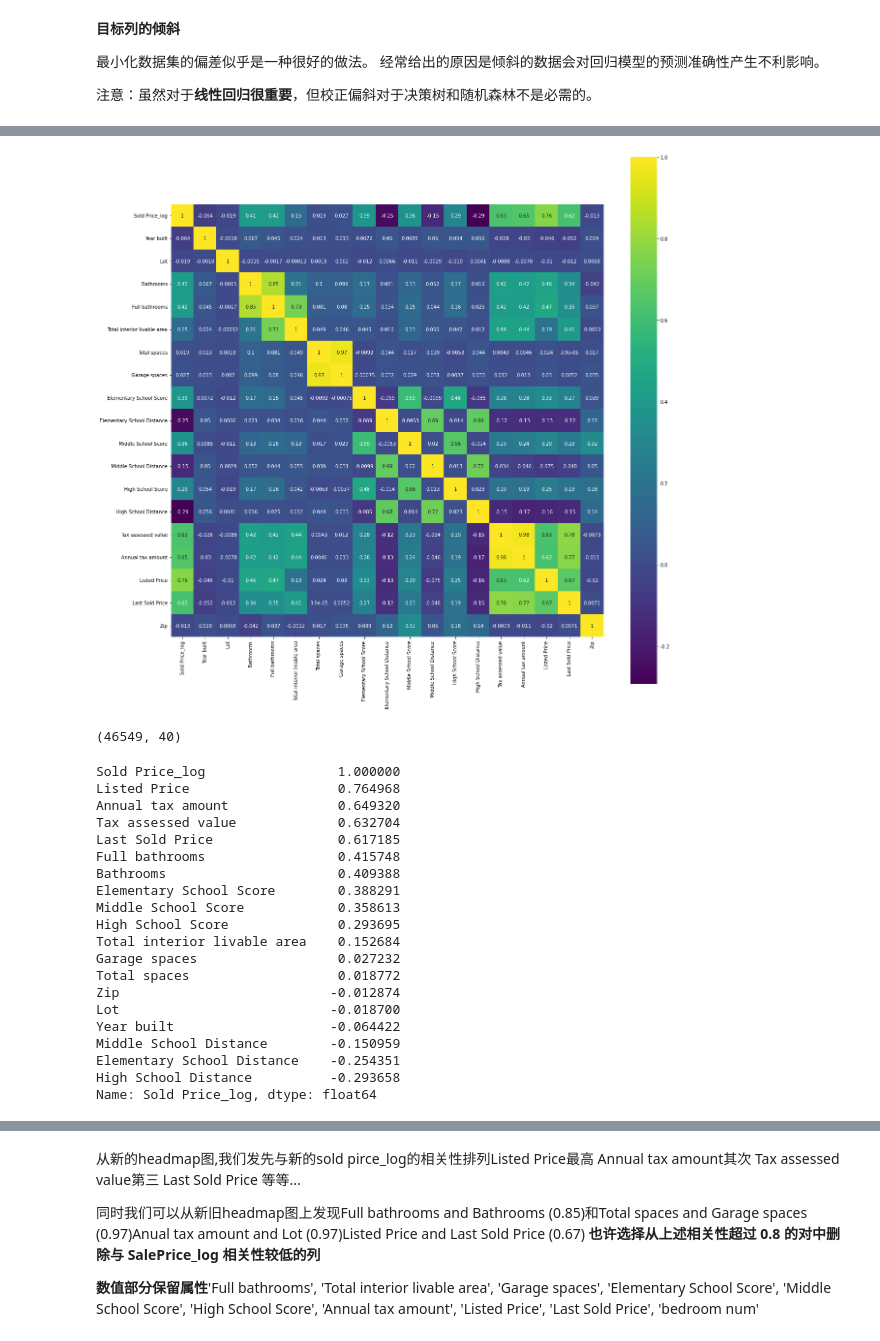
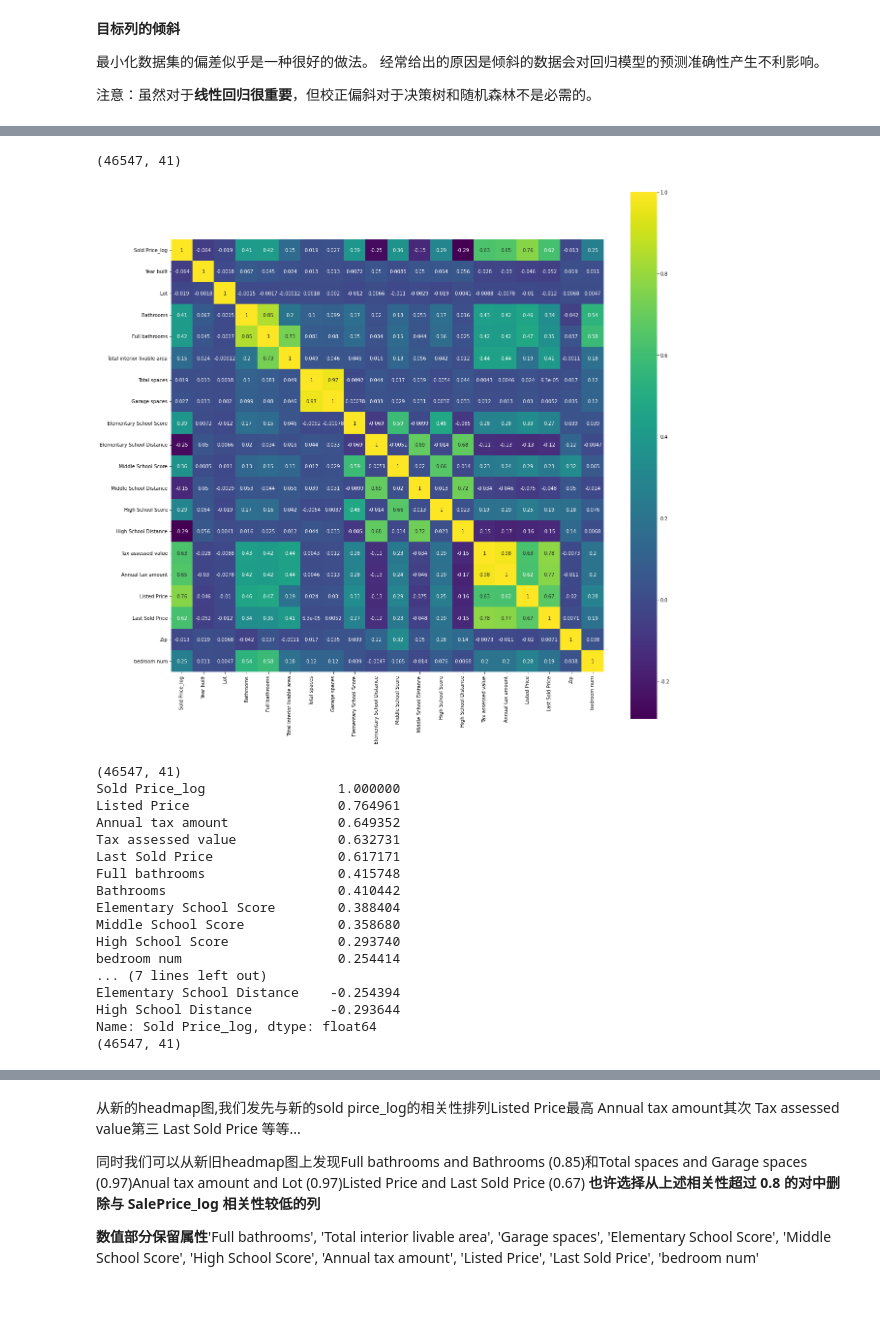
Before and after one commit to 2714830587-xh/CLRS-GG, a Jupyter notebook: Dive_to.ipynb, the cells around one changed output, grey strips where cells are left out. Drawn from its saved outputs; the diff is of its cells as text; code cells hidden in the pictures; blank space fills up the shorter version.

```diff
--- a/Dive_to.ipynb
+++ b/Dive_to.ipynb
@@ -2816,3 +2801,41 @@ delete Year built 异常值 (46549, 40)
 delete Year built 异常值 (46549, 40)
 delete Year built 异常值 (46549, 40)
 (46549, 40)
+# %%
+print(train_copy.shape)
+# 提取bedrooms 除去字符串之外的bedrooms分布
+# 发现 卧室个数 均值为3
+train_copy['bedroom num']=train_copy['Bedrooms'].fillna(24)
+train_copy['bedroom num']=train_copy['bedroom num'].replace('[a-zA-z]',24,regex=True)
+train_copy['bedroom num']=pd.Series(train_copy['bedroom num'],dtype=np.int)
+train_bed_df=train_copy[train_copy['bedroom num']!=24]
+print(train_bed_df['bedroom num'].describe())
+plt.figure(figsize = (20,5))
+sns.boxplot(x = train_bed_df['bedroom num'])
+plt.show()
+
+print(len(train_copy.columns))
+# 这个图有用吗?
+plt.figure(figsize=(12,6))
+sns.scatterplot(data=train_bed_df, x='bedroom num', y='Sold Price')
+plt.show()
+
+# 删除异常值
+print("before delete Year built 异常值",train_copy.shape)
+train_copy=train_copy.drop(train_copy['bedroom num']
+                           [train_copy['bedroom num']>35].index)
+print(train_copy.shape)
+
+# print(train_copy.shape)
+# y=train_copy['Sold Price']
+# train_copy['Sold Price']=np.log(train_copy['Sold Price'])
+# print(y.shape)
+print("delete Year built 异常值",train_copy.shape)
+
+
+# 相关系数
+print(train_bed_df[['bedroom num', 'Sold Price']].corr())
+
+## 接下来把train data上的bedroom_num==24的替换为3,相关系数
+train_copy['bedroom num'] = train_copy['bedroom num'].replace(24, 2.94)
+train_copy[['bedroom num','Sold Price']].corr()
@@ -2882,34 +2945,35 @@ train_copy['Sold Price']=np.log(train_copy['Sold Price'])
 # %%
+print(train_copy.shape)
+train_copy['Sold Price']=np.log(train_copy['Sold Price'])
 train_copy=train_copy.rename(columns={'Sold Price':'Sold Price_log'})
 transformed_corr=train_copy.corr()
 colormap = plt.cm.viridis#就是选个颜色条
 plt.figure(figsize = (20,20))
 sns.heatmap(transformed_corr, square = True, cmap = colormap,
             linecolor = 'white', annot = True)
 plt.show()
 print(train_copy.shape)
 transformed_correlation=train_copy.corr()
-transformed_correlation['Sold Price_log'].sort_values(ascending=False)#看15行加.head(15)
+print(transformed_correlation['Sold Price_log'].sort_values(ascending=False))#看15行加.head(15)
+print(train_copy.shape)
+train_copy.columns
 # %% [output]
+(46547, 41)
-[figure, old version]
+[figure, new version]
-(46549, 40)
+(46547, 41)
 Sold Price_log                 1.000000
-Listed Price                   0.764968
-Annual tax amount              0.649320
-Tax assessed value             0.632704
-Last Sold Price                0.617185
+Listed Price                   0.764961
+Annual tax amount              0.649352
+Tax assessed value             0.632731
+Last Sold Price                0.617171
 Full bathrooms                 0.415748
-Bathrooms                      0.409388
-Elementary School Score        0.388291
-Middle School Score            0.358613
-High School Score              0.293695
-Total interior livable area    0.152684
-Garage spaces                  0.027232
-Total spaces                   0.018772
-Zip                           -0.012874
-Lot                           -0.018700
-Year built                    -0.064422
-Middle School Distance        -0.150959
-Elementary School Distance    -0.254351
-High School Distance          -0.293658
+Bathrooms                      0.410442
+Elementary School Score        0.388404
+Middle School Score            0.358680
+High School Score              0.293740
+bedroom num                    0.254414
+... (7 lines left out)
+Elementary School Distance    -0.254394
+High School Distance          -0.293644
 Name: Sold Price_log, dtype: float64
+(46547, 41)
```
Also changed, not shown: parts of 32 cells of this notebook.
